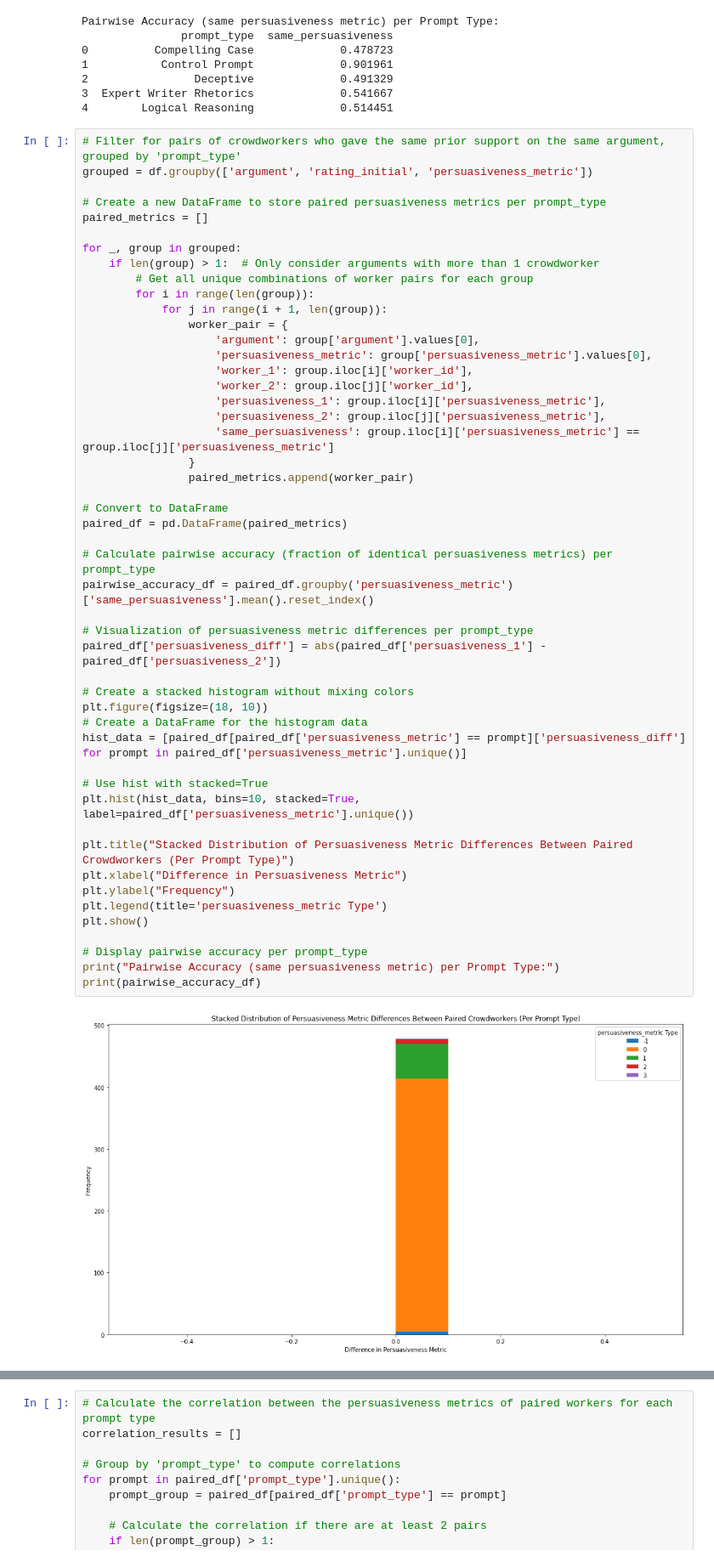
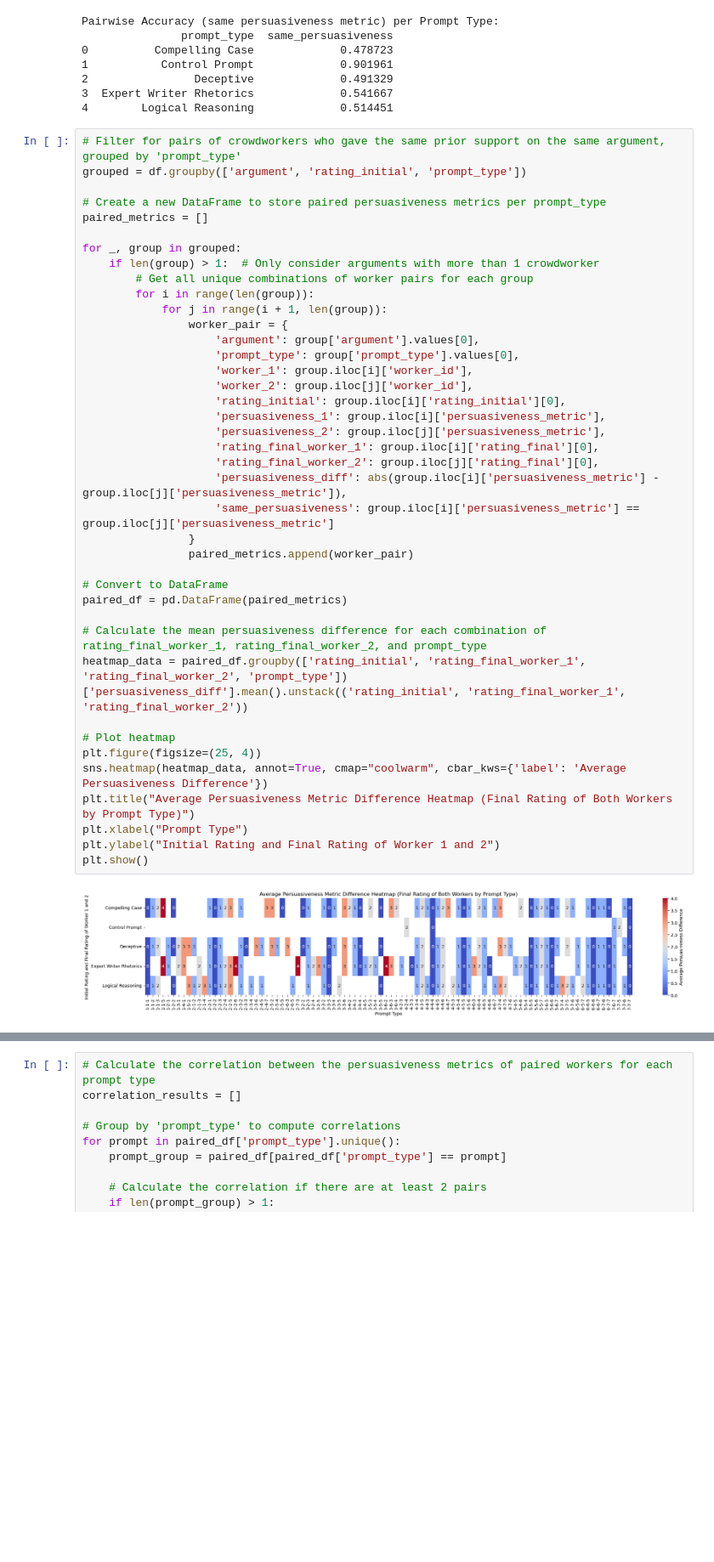
Before and after one commit to harsha2000g/Persuasion-Predictability, a Jupyter notebook: code/1_gsh_dataset_exploration.ipynb, the cells around one changed output, grey strips where cells are left out. Shown at 85% size. Cells and saved outputs as stored; diff of their text form; blank space fills up the shorter version.

Commit message:
Added initial and final rating to avg persuasiveness diff

```diff
--- a/code/1_gsh_dataset_exploration.ipynb
+++ b/code/1_gsh_dataset_exploration.ipynb
@@ -226,52 +226,43 @@ Pairwise Accuracy (same persuasiveness metric) per Prompt Type:
 4        Logical Reasoning             0.514451
 # %%
 # Filter for pairs of crowdworkers who gave the same prior support on the same argument, grouped by 'prompt_type'
-grouped = df.groupby(['argument', 'rating_initial', 'persuasiveness_metric'])
+grouped = df.groupby(['argument', 'rating_initial', 'prompt_type'])
 
 # Create a new DataFrame to store paired persuasiveness metrics per prompt_type
 paired_metrics = []
 
 for _, group in grouped:
     if len(group) > 1:  # Only consider arguments with more than 1 crowdworker
         # Get all unique combinations of worker pairs for each group
         for i in range(len(group)):
             for j in range(i + 1, len(group)):
                 worker_pair = {
                     'argument': group['argument'].values[0],
-                    'persuasiveness_metric': group['persuasiveness_metric'].values[0],
+                    'prompt_type': group['prompt_type'].values[0],
                     'worker_1': group.iloc[i]['worker_id'],
                     'worker_2': group.iloc[j]['worker_id'],
+                    'rating_initial': group.iloc[i]['rating_initial'][0],
                     'persuasiveness_1': group.iloc[i]['persuasiveness_metric'],
                     'persuasiveness_2': group.iloc[j]['persuasiveness_metric'],
+                    'rating_final_worker_1': group.iloc[i]['rating_final'][0],
+                    'rating_final_worker_2': group.iloc[j]['rating_final'][0],
+                    'persuasiveness_diff': abs(group.iloc[i]['persuasiveness_metric'] - group.iloc[j]['persuasiveness_metric']),
                     'same_persuasiveness': group.iloc[i]['persuasiveness_metric'] == group.iloc[j]['persuasiveness_metric']
                 }
                 paired_metrics.append(worker_pair)
 
 # Convert to DataFrame
 paired_df = pd.DataFrame(paired_metrics)
 
-# Calculate pairwise accuracy (fraction of identical persuasiveness metrics) per prompt_type
-pairwise_accuracy_df = paired_df.groupby('persuasiveness_metric')['same_persuasiveness'].mean().reset_index()
+# Calculate the mean persuasiveness difference for each combination of rating_final_worker_1, rating_final_worker_2, and prompt_type
+heatmap_data = paired_df.groupby(['rating_initial', 'rating_final_worker_1', 'rating_final_worker_2', 'prompt_type'])['persuasiveness_diff'].mean().unstack(('rating_initial', 'rating_final_worker_1', 'rating_final_worker_2'))
 
-# Visualization of persuasiveness metric differences per prompt_type
-paired_df['persuasiveness_diff'] = abs(paired_df['persuasiveness_1'] - paired_df['persuasiveness_2'])
-
-# Create a stacked histogram without mixing colors
-plt.figure(figsize=(18, 10))
-# Create a DataFrame for the histogram data
-hist_data = [paired_df[paired_df['persuasiveness_metric'] == prompt]['persuasiveness_diff'] for prompt in paired_df['persuasiveness_metric'].unique()]
-
-# Use hist with stacked=True
-plt.hist(hist_data, bins=10, stacked=True, label=paired_df['persuasiveness_metric'].unique())
-
-plt.title("Stacked Distribution of Persuasiveness Metric Differences Between Paired Crowdworkers (Per Prompt Type)")
-plt.xlabel("Difference in Persuasiveness Metric")
-plt.ylabel("Frequency")
-plt.legend(title='persuasiveness_metric Type')
+# Plot heatmap
+plt.figure(figsize=(25, 4))
+sns.heatmap(heatmap_data, annot=True, cmap="coolwarm", cbar_kws={'label': 'Average Persuasiveness Difference'})
+plt.title("Average Persuasiveness Metric Difference Heatmap (Final Rating of Both Workers by Prompt Type)")
+plt.xlabel("Prompt Type")
+plt.ylabel("Initial Rating and Final Rating of Worker 1 and 2")
 plt.show()
-
-# Display pairwise accuracy per prompt_type
-print("Pairwise Accuracy (same persuasiveness metric) per Prompt Type:")
-print(pairwise_accuracy_df)
 # %% [output]
-[figure, old version]
+[figure, new version]
```
Also changed, not shown: parts of 1 cell of this notebook.
